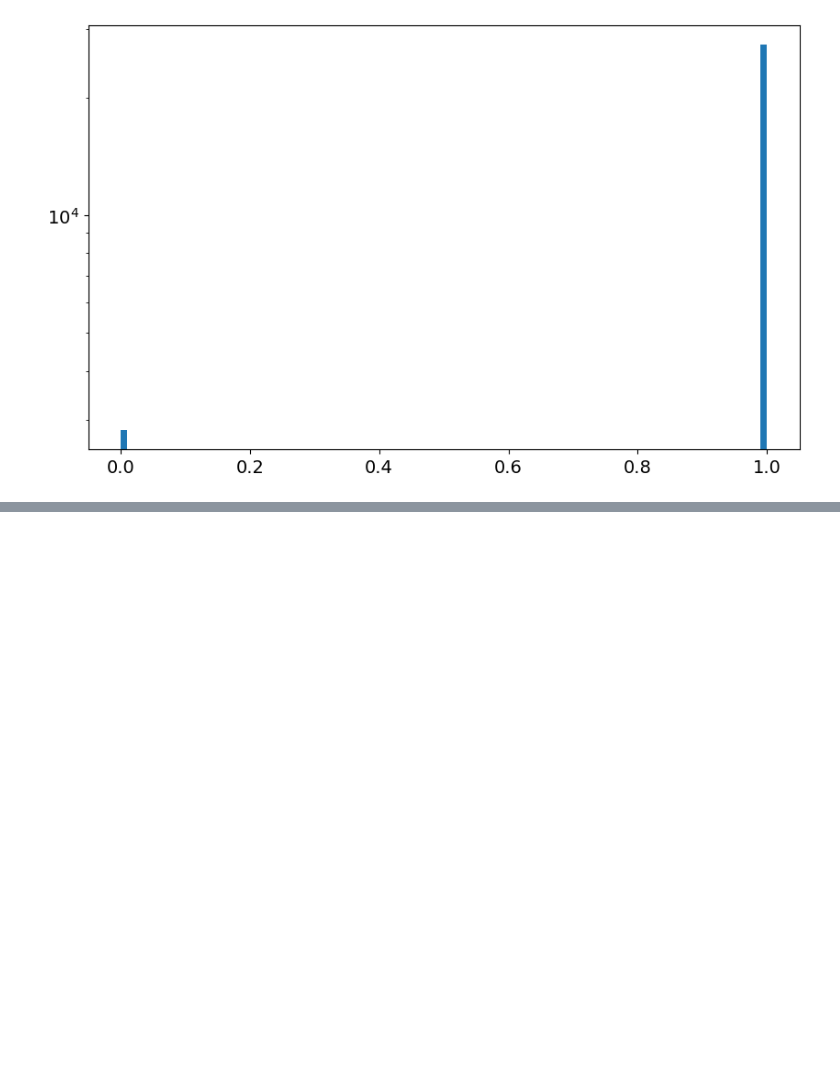
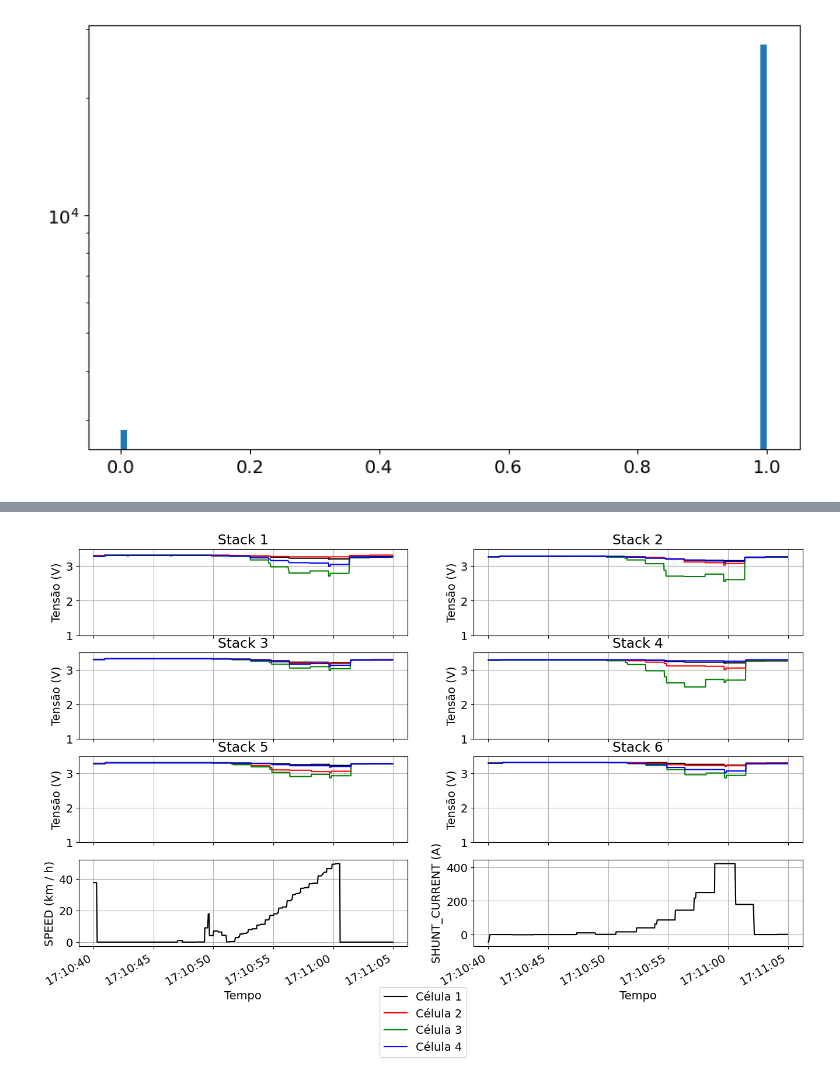
Before and after one commit to Tesla-UFMG/Data-Analysis, a Jupyter notebook: csv_testing.ipynb, the cells around one changed output, grey strips where cells are left out. Saved outputs shown, nothing was run; the diff lists cells and outputs as text; code cells hidden in the pictures; blank space fills up the shorter version.

```diff
--- a/csv_testing.ipynb
+++ b/csv_testing.ipynb
@@ -44,0 +110,95 @@ plt.show()
+# %%
+fig, axs = plt.subplots(4,2, figsize=(16,10)) # Adjust figsize as needed
+
+Y_LIM_RANGE = (1, 3.5)
+
+axs[0,0].plot(dates_plot, full_df['STACK_1_CELL_1'][range_plot], color="black", label='Célula 1')
+axs[0,0].plot(dates_plot, full_df['STACK_1_CELL_2'][range_plot], color="red", label='Célula 2')
+axs[0,0].plot(dates_plot, full_df['STACK_1_CELL_3'][range_plot], color="green", label='Célula 3')
+axs[0,0].plot(dates_plot, full_df['STACK_1_CELL_4'][range_plot], color="blue", label='Célula 4')
+axs[0,0].set_xlabel('Tempo')
+axs[0,0].set_ylabel('Tensão (V)', color='black')
+axs[0,0].set_ylim(Y_LIM_RANGE)
+axs[0,0].set_title('Stack 1')
+date_format = mdates.DateFormatter("%H:%M:%S")
+axs[0,0].xaxis.set_major_formatter(date_format)
+axs[0,0].grid()
+
+axs[0,1].plot(dates_plot, full_df['STACK_2_CELL_1'][range_plot], color="black")
+axs[0,1].plot(dates_plot, full_df['STACK_2_CELL_2'][range_plot], color="red")
+axs[0,1].plot(dates_plot, full_df['STACK_2_CELL_3'][range_plot], color="green")
+axs[0,1].plot(dates_plot, full_df['STACK_2_CELL_4'][range_plot], color="blue")
+axs[0,1].set_xlabel('Tempo')
+axs[0,1].set_ylabel('Tensão (V)', color='black')
+axs[0,1].set_title('Stack 2')
+date_format = mdates.DateFormatter("%H:%M:%S")
+axs[0,1].xaxis.set_major_formatter(date_format)
+axs[0,1].set_ylim(Y_LIM_RANGE)
+axs[0,1].grid()
+
+axs[1,0].plot(dates_plot, full_df['STACK_3_CELL_1'][range_plot], color="black")
+axs[1,0].plot(dates_plot, full_df['STACK_3_CELL_2'][range_plot], color="red")
+axs[1,0].plot(dates_plot, full_df['STACK_3_CELL_3'][range_plot], color="green")
+axs[1,0].plot(dates_plot, full_df['STACK_3_CELL_4'][range_plot], color="blue")
+axs[1,0].set_xlabel('Tempo')
+axs[1,0].set_ylabel('Tensão (V)', color='black')
+axs[1,0].set_title('Stack 3')
+date_format = mdates.DateFormatter("%H:%M:%S")
+axs[1,0].xaxis.set_major_formatter(date_format)
+axs[1,0].set_ylim(Y_LIM_RANGE)
+axs[1,0].grid()
+
+axs[1,1].plot(dates_plot, full_df['STACK_4_CELL_1'][range_plot], color="black")
+axs[1,1].plot(dates_plot, full_df['STACK_4_CELL_2'][range_plot], color="red")
+axs[1,1].plot(dates_plot, full_df['STACK_4_CELL_3'][range_plot], color="green")
+axs[1,1].plot(dates_plot, full_df['STACK_4_CELL_4'][range_plot], color="blue")
+axs[1,1].set_xlabel('Tempo')
+axs[1,1].set_ylabel('Tensão (V)', color='black')
+axs[1,1].set_title('Stack 4')
+date_format = mdates.DateFormatter("%H:%M:%S")
+axs[1,1].xaxis.set_major_formatter(date_format)
+axs[1,1].set_ylim(Y_LIM_RANGE)
+axs[1,1].grid()
+
+axs[2,0].plot(dates_plot, full_df['STACK_5_CELL_1'][range_plot], color="black")
+axs[2,0].plot(dates_plot, full_df['STACK_5_CELL_2'][range_plot], color="red")
+axs[2,0].plot(dates_plot, full_df['STACK_5_CELL_3'][range_plot], color="green")
+axs[2,0].plot(dates_plot, full_df['STACK_5_CELL_4'][range_plot], color="blue")
+axs[2,0].set_xlabel('Tempo')
+axs[2,0].set_ylabel('Tensão (V)', color='black')
+axs[2,0].set_title('Stack 5')
+date_format = mdates.DateFormatter("%H:%M:%S")
+axs[2,0].xaxis.set_major_formatter(date_format)
+axs[2,0].set_ylim(Y_LIM_RANGE)
+axs[2,0].grid()
+
+axs[2,1].plot(dates_plot, full_df['STACK_6_CELL_1'][range_plot], color="black")
+axs[2,1].plot(dates_plot, full_df['STACK_6_CELL_2'][range_plot], color="red")
+axs[2,1].plot(dates_plot, full_df['STACK_6_CELL_3'][range_plot], color="green")
+axs[2,1].plot(dates_plot, full_df['STACK_6_CELL_4'][range_plot], color="blue")
+axs[2,1].set_xlabel('Tempo')
+axs[2,1].set_ylabel('Tensão (V)', color='black')
+axs[2,1].set_title('Stack 6')
+date_format = mdates.DateFormatter("%H:%M:%S")
+axs[2,1].xaxis.set_major_formatter(date_format)
+axs[2,1].set_ylim(Y_LIM_RANGE)
+axs[2,1].grid()
+
+axs[3,0].plot(dates_plot, car_velocity[range_plot], color="black")
+axs[3,0].set_xlabel('Tempo')
+axs[3,0].set_ylabel('SPEED (km / h)', color='black')
+axs[3,0].grid()
+
+axs[3,1].plot(dates_plot, full_df['SHUNT_CURRENT'][range_plot], color="black")
+axs[3,1].set_xlabel('Tempo')
+axs[3,1].set_ylabel('SHUNT_CURRENT (A)', color='black')
+axs[3,1].grid()
+
+# Optional: Rotate x-axis labels for better readability if they overlap
+fig.autofmt_xdate()
+
+# Optional: align legends
+fig.legend(loc='lower center')
+plt.show()
+# %% [output]
+[figure, added]
```
Also changed, not shown: parts of 3 cells of this notebook, 23 other files.
